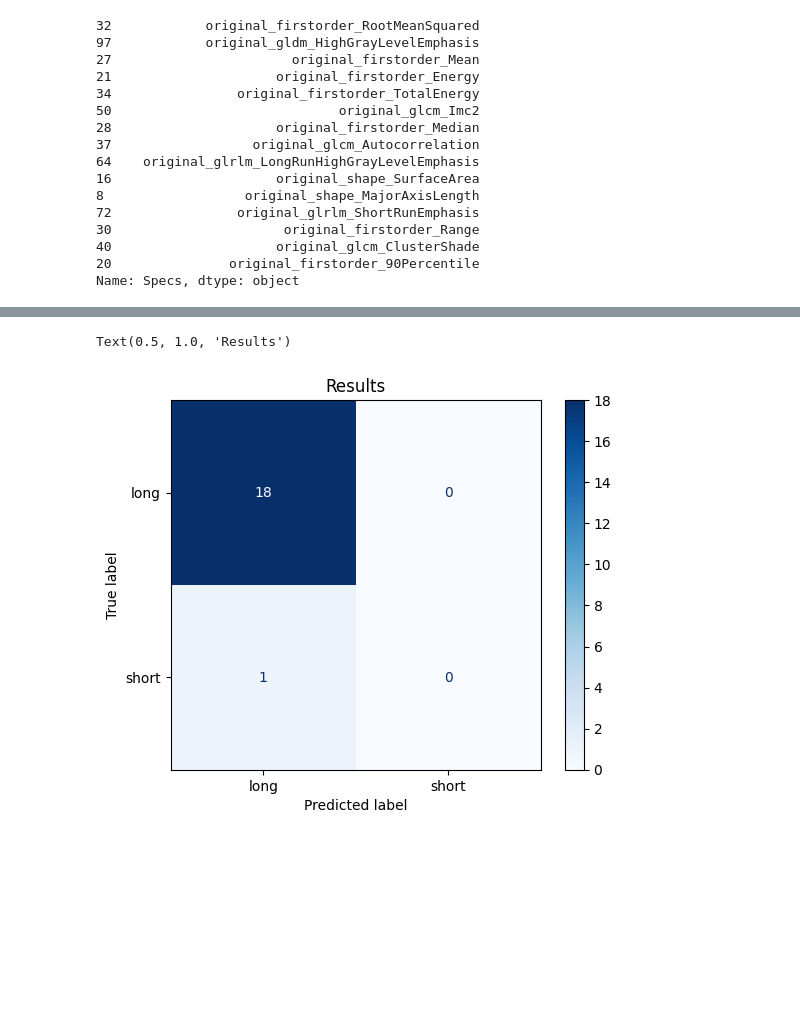
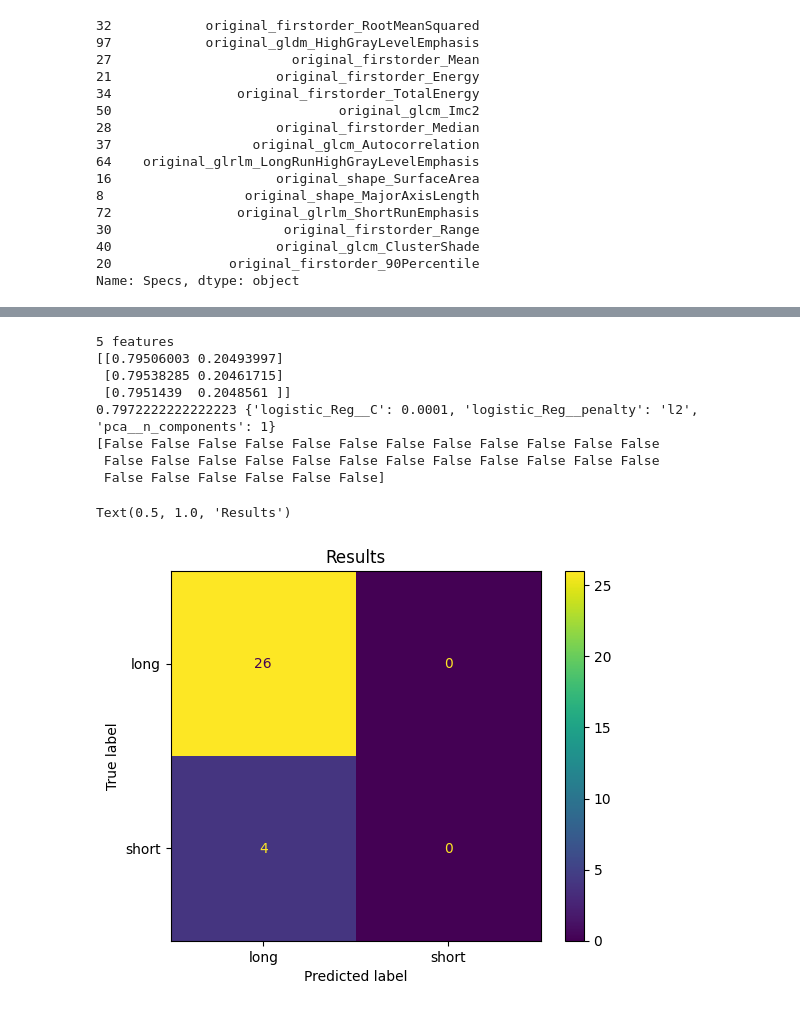
Before and after one commit to CVAPR-sek-7/CVaPR_proj, a Jupyter notebook: LogisticRegression.ipynb, the cells around one changed output, grey strips where cells are left out. Drawn from its saved outputs; the diff is of its cells as text; code cells hidden in the pictures; blank space fills up the shorter version.

Commit message:
confusion matrices

```diff
--- a/LogisticRegression.ipynb
+++ b/LogisticRegression.ipynb
@@ -224,13 +121,41 @@ conf_viz.show()
-# %%
-disp = ConfusionMatrixDisplay.from_estimator(
-        model,
-        X_test,
-        y_test,
-        display_labels=["long", "short"],
-        cmap=plt.cm.Blues,
-        normalize=None,
-    )
-disp.ax_.set_title("Results")
-# %% [output]
-Text(0.5, 1.0, 'Results')
-[figure, removed]
+# %%
+print("\n5 features")
+X_train,X_test,y_train,y_test = train_test_split(five_first_features,y,test_size = 0.4, random_state = 0)
+pca = decomposition.PCA()
+std_slc = StandardScaler()
+model = LogisticRegression()
+pipe = Pipeline(steps=[('std_slc', std_slc),
+                           ('pca', pca),
+                           ('logistic_Reg', model)])
+
+cv = KFold(n_splits=10,shuffle=True)
+C = np.logspace(-4, 4, 50)
+penalty = ['l1', 'l2']
+n_components = list(range(1,X.shape[1]+1,1))
+parameters = dict(pca__n_components=n_components,
+                      logistic_Reg__C=C,
+                      logistic_Reg__penalty=penalty)
+grid_search = GridSearchCV(pipe, parameters)
+
+grid_search.fit(X_train, y_train)
+predicted_probs =grid_search.predict_proba(X_test)
+print(predicted_probs[0:3])
+print (grid_search.best_score_, grid_search.best_params_)
+y_pred = grid_search.predict(X_test)
+print(y_pred)
+print('\n')
+disp = ConfusionMatrixDisplay.from_predictions(
+       y_test,y_pred,display_labels=["long","short"]
+    )
+disp.ax_.set_title("Results")
+# %% [output]
+5 features
+[[0.79506003 0.20493997]
+ [0.79538285 0.20461715]
+ [0.7951439  0.2048561 ]]
+0.7972222222222223 {'logistic_Reg__C': 0.0001, 'logistic_Reg__penalty': 'l2', 'pca__n_components': 1}
+[False False False False False False False False False False False False
+ False False False False False False False False False False False False
+ False False False False False False]
+Text(0.5, 1.0, 'Results')
+[figure, added]
```
Also changed, not shown: parts of 9 cells of this notebook.
